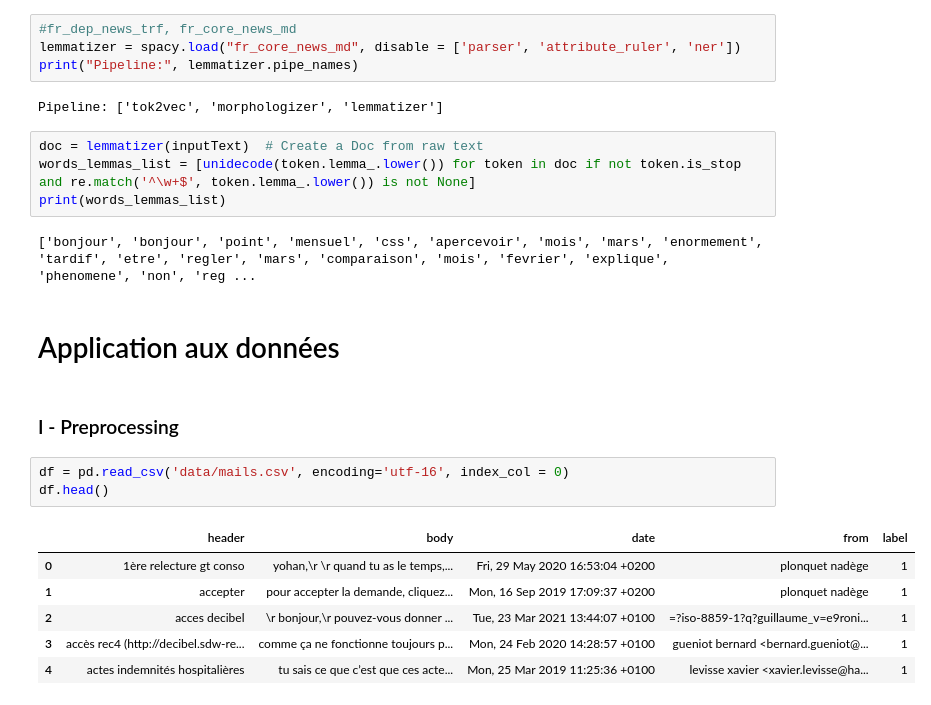
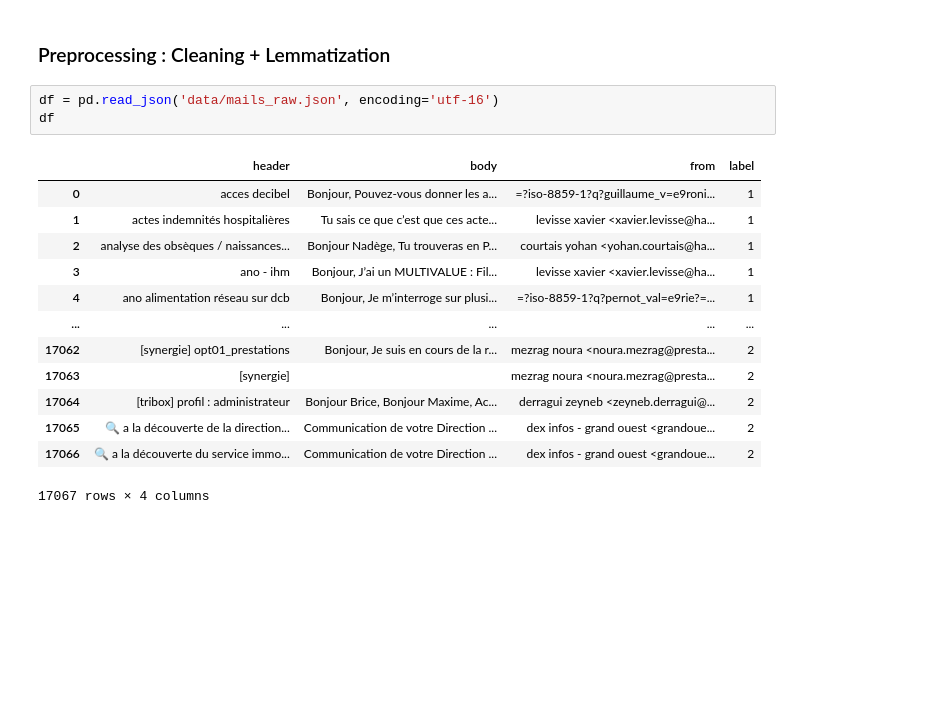
Before and after one commit to Maxime-LP/NLP-Mail-Classifier, a Jupyter notebook: 0 - Lemmatization.ipynb, the cells around one changed output. Drawn from its saved outputs; the diff is of its cells as text; blank space fills up the shorter version.

```diff
--- a/0 - Lemmatization.ipynb
+++ b/0 - Lemmatization.ipynb
@@ -24,26 +4,19 @@ D’avance je vous remercie pour toutes les précisions que vous pourrez m’app
-# %%
-#fr_dep_news_trf, fr_core_news_md
-lemmatizer = spacy.load("fr_core_news_md", disable = ['parser', 'attribute_ruler', 'ner'])
-print("Pipeline:", lemmatizer.pipe_names)
-# %% [output]
-Pipeline: ['tok2vec', 'morphologizer', 'lemmatizer']
-# %%
-doc = lemmatizer(inputText)  # Create a Doc from raw text
-words_lemmas_list = [unidecode(token.lemma_.lower()) for token in doc if not token.is_stop and re.match('^\w+$', token.lemma_.lower()) is not None]
-print(words_lemmas_list)
-# %% [output]
-['bonjour', 'bonjour', 'point', 'mensuel', 'css', 'apercevoir', 'mois', 'mars', 'enormement', 'tardif', 'etre', 'regler', 'mars', 'comparaison', 'mois', 'fevrier', 'explique', 'phenomene', 'non', 'reg ...
-# %% [markdown]
-# Application aux données
 # %% [markdown]
-### I - Preprocessing
+### Preprocessing : Cleaning + Lemmatization
 # %%
-df = pd.read_csv('data/mails.csv', encoding='utf-16', index_col = 0)
-df.head()
+df = pd.read_json('data/mails_raw.json', encoding='utf-16')
+df
 # %% [output]
-|  | header | body | date | from | label |
-| 0 | 1ère relecture gt conso | yohan,\r \r quand tu as le temps,... | Fri, 29 May 2020 16:53:04 +0200 | plonquet nadège | 1 |
-| 1 | accepter | pour accepter la demande, cliquez... | Mon, 16 Sep 2019 17:09:37 +0200 | plonquet nadège | 1 |
-| 2 | acces decibel | \r bonjour,\r pouvez-vous donner ... | Tue, 23 Mar 2021 13:44:07 +0100 | =?iso-8859-1?q?guillaume_v=e9roni... | 1 |
-| 3 | accès rec4 (http://decibel.sdw-re... | comme ça ne fonctionne toujours p... | Mon, 24 Feb 2020 14:28:57 +0100 | gueniot bernard <bernard.gueniot@... | 1 |
-| 4 | actes indemnités hospitalières | tu sais ce que c’est que ces acte... | Mon, 25 Mar 2019 11:25:36 +0100 | levisse xavier <xavier.levisse@ha... | 1 |
+|  | header | body | from | label |
+| 0 | acces decibel | Bonjour, Pouvez-vous donner les a... | =?iso-8859-1?q?guillaume_v=e9roni... | 1 |
+| 1 | actes indemnités hospitalières | Tu sais ce que c’est que ces acte... | levisse xavier <xavier.levisse@ha... | 1 |
+| 2 | analyse des obsèques / naissances... | Bonjour Nadège, Tu trouveras en P... | courtais yohan <yohan.courtais@ha... | 1 |
+| 3 | ano - ihm | Bonjour, J’ai un MULTIVALUE : Fil... | levisse xavier <xavier.levisse@ha... | 1 |
+| 4 | ano alimentation réseau sur dcb | Bonjour, Je m’interroge sur plusi... | =?iso-8859-1?q?pernot_val=e9rie?=... | 1 |
+| ... | ... | ... | ... | ... |
+| 17062 | [synergie] opt01_prestations | Bonjour, Je suis en cours de la r... | mezrag noura <noura.mezrag@presta... | 2 |
+| 17063 | [synergie] |  | mezrag noura <noura.mezrag@presta... | 2 |
+| 17064 | [tribox] profil : administrateur | Bonjour Brice, Bonjour Maxime, Ac... | derragui zeyneb <zeyneb.derragui@... | 2 |
+| 17065 | 🔍 a la découverte de la direction... | Communication de votre Direction ... | dex infos - grand ouest <grandoue... | 2 |
+| 17066 | 🔍 a la découverte du service immo... | Communication de votre Direction ... | dex infos - grand ouest <grandoue... | 2 |
+17067 rows × 4 columns
```
Also changed, not shown: parts of 12 cells of this notebook, 10 other files.
